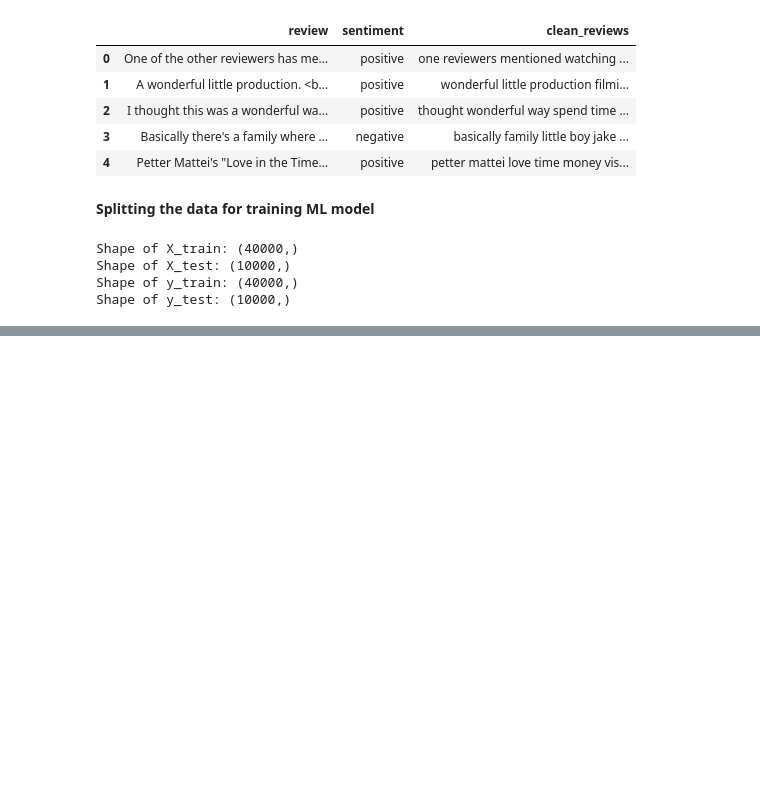
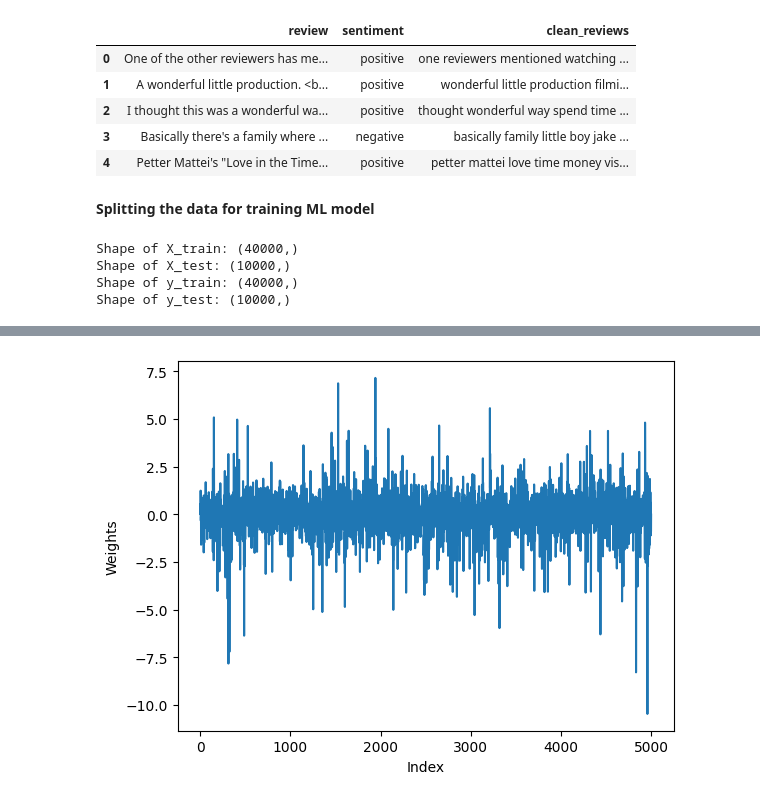
Before and after one commit to AmitKumarKGP/AI-Powered-Movie-Review-Sentiment-Classifier-from-EDA-to-Deployment, a Jupyter notebook: ai_movie_review.ipynb, the cells around one changed output, grey strips where cells are left out. Cells and saved outputs as stored; diff of their text form; code cells hidden in the pictures; blank space fills up the shorter version.

```diff
--- a/ai_movie_review.ipynb
+++ b/ai_movie_review.ipynb
@@ -232,0 +322,12 @@ Shape of y_test: (10000,)
+# %%
+# Extract the coefficient
+
+# The below coefficients give weights associated with each of the 5000 features (words).
+coef = model_LR.coef_[0]
+plt.figure()
+plt.plot(coef)
+plt.xlabel('Index')
+plt.ylabel('Weights')
+plt.show()
+# %% [output]
+[figure, added]
```
Also changed, not shown: parts of 17 cells of this notebook.
